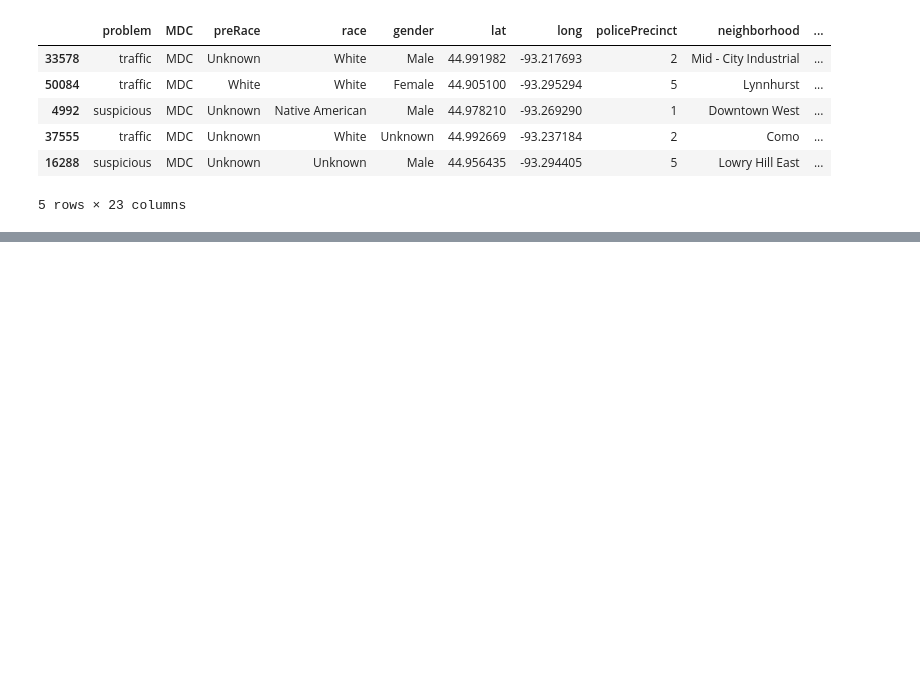
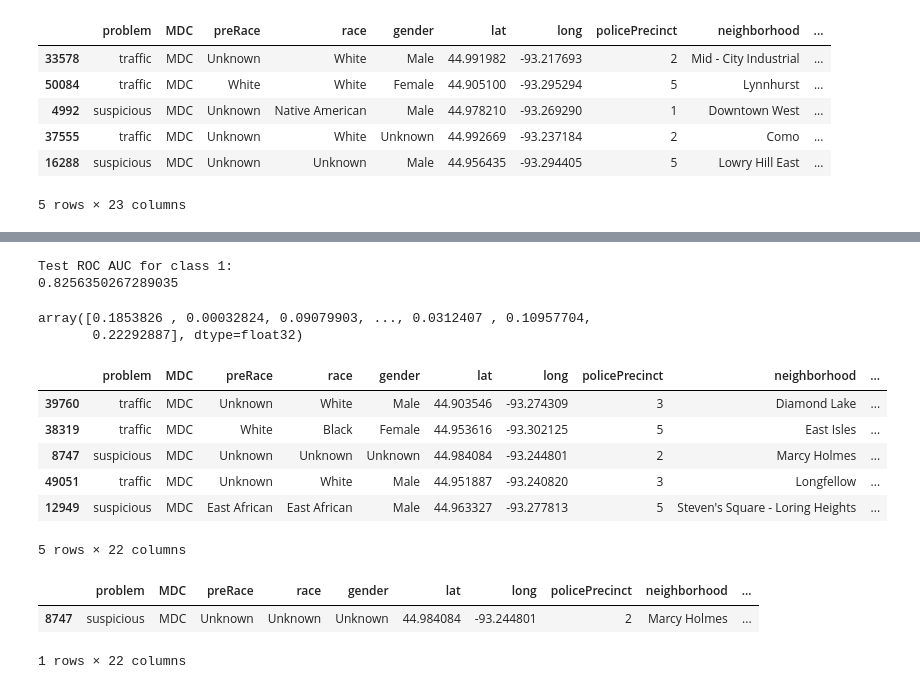
Before and after one commit to dustinhodges/DS-Unit-2-Applied-Modeling, a Jupyter notebook: 23_Hodges.ipynb, the cells around one changed output, grey strips where cells are left out. Drawn from its saved outputs; the diff is of its cells as text; code cells hidden in the pictures; blank space fills up the shorter version.

```diff
--- a/23_Hodges.ipynb
+++ b/23_Hodges.ipynb
@@ -635,0 +602,32 @@ train.head()
+# %%
+from sklearn.metrics import roc_auc_score
+X_test_encoded = encoder.transform(X_test)
+class_index = 1
+y_pred_proba = model.predict_proba(X_test_encoded)[:, class_index]
+print(f'Test ROC AUC for class {class_index}:')
+print(roc_auc_score(y_test, y_pred_proba)) # Ranges from 0-1, higher is better
+# %% [output]
+Test ROC AUC for class 1:
+0.8256350267289035
+# %%
+y_pred_proba
+# %% [output]
+array([0.1853826 , 0.00032824, 0.09079903, ..., 0.0312407 , 0.10957704,
+       0.22292887], dtype=float32)
+# %%
+X_test.tail()
+# %% [output]
+|  | problem | MDC | preRace | race | gender | lat | long | policePrecinct | neighborhood | ... |
+| 39760 | traffic | MDC | Unknown | White | Male | 44.903546 | -93.274309 | 3 | Diamond Lake | ... |
+| 38319 | traffic | MDC | White | Black | Female | 44.953616 | -93.302125 | 5 | East Isles | ... |
+| 8747 | suspicious | MDC | Unknown | Unknown | Unknown | 44.984084 | -93.244801 | 2 | Marcy Holmes | ... |
+| 49051 | traffic | MDC | Unknown | White | Male | 44.951887 | -93.240820 | 3 | Longfellow | ... |
+| 12949 | suspicious | MDC | East African | East African | Male | 44.963327 | -93.277813 | 5 | Steven's Square - Loring Heights | ... |
+5 rows × 22 columns
+# %%
+row = X_test.loc[[8747]]
+row
+# %% [output]
+|  | problem | MDC | preRace | race | gender | lat | long | policePrecinct | neighborhood | ... |
+| 8747 | suspicious | MDC | Unknown | Unknown | Unknown | 44.984084 | -93.244801 | 2 | Marcy Holmes | ... |
+1 rows × 22 columns
```
Also changed, not shown: parts of 49 cells of this notebook.
